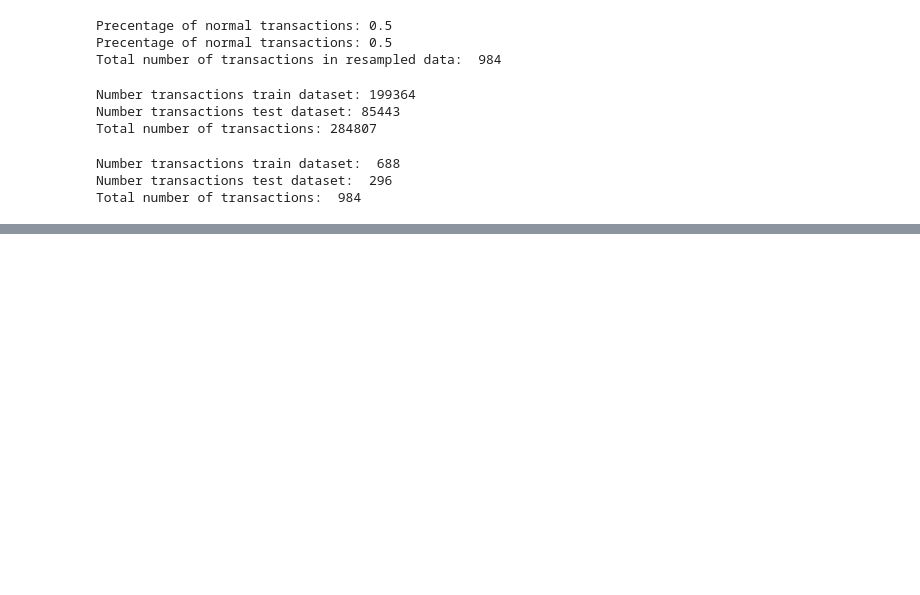
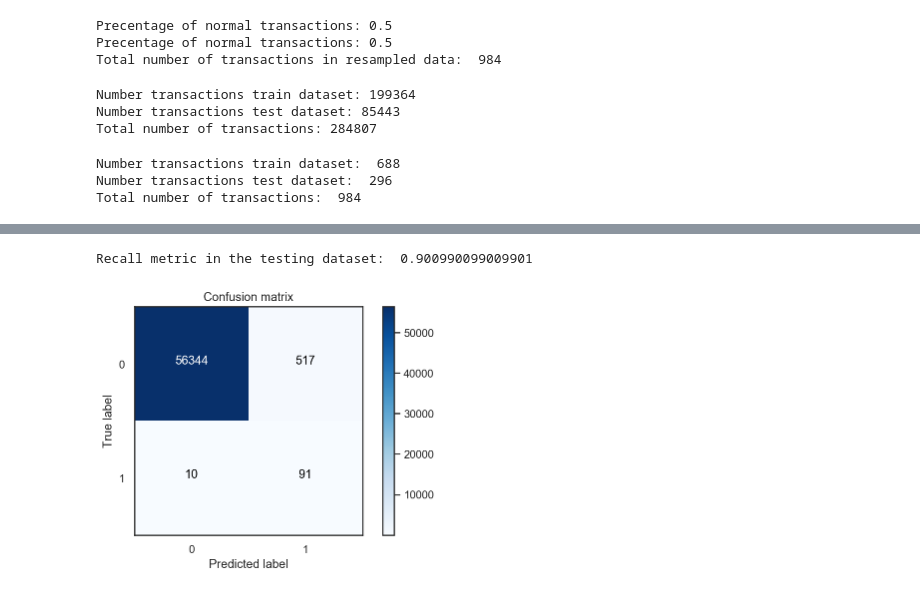
Before and after one commit to joeybaba/mywork, a Jupyter notebook: regressionalgorithm/creditcard_.ipynb, the cells around one changed output, grey strips where cells are left out. Drawn from its saved outputs; the diff is of its cells as text; code cells hidden in the pictures; blank space fills up the shorter version.

```diff
--- a/regressionalgorithm/creditcard_.ipynb
+++ b/regressionalgorithm/creditcard_.ipynb
@@ -234,0 +378,16 @@ KFold(n_splits=199364, random_state=None, shuffle=False)
+# %%
+credit_cards = pd.read_csv(filepath)
+columns = credit_cards.columns
+# The labels are in the last column ('Class'). Simply remove it to obtain features columns
+features_columns = columns.delete(len(columns)-1)
+
+features = credit_cards[features_columns]
+labels = credit_cards['Class']
+# %%
+features_train, features_test, labels_train, labels_test = train_test_split(features,
+                                                                            labels,
+                                                                            test_size=0.2,
+                                                                            random_state=0)
+# %%
+oversampler = SMOTE(random_state=0)
+os_features, os_labels = oversampler.fit_sample(features_train, labels_train)
@@ -234,0 +398,4 @@ KFold(n_splits=199364, random_state=None, shuffle=False)
+# %%
+os_features = pd.DataFrame(os_features)
+os_labels = pd.DataFrame(os_labels)
+best_c = printing_KFold_score(os_features, os_labels)
@@ -234,0 +437,17 @@ KFold(n_splits=199364, random_state=None, shuffle=False)
+# %%
+lr = LogisticRegression(C = best_c, penalty = 'l1',solver='liblinear')
+lr.fit(os_features,os_labels.values.ravel())
+y_pred = lr.predict(features_test.values)
+
+cnf_matrix = confusion_matrix(labels_test,y_pred)
+np.set_printoptions(precision=2)
+print("Recall metric in the testing dataset: ", cnf_matrix[1,1]/(cnf_matrix[1,0]+cnf_matrix[1,1]))
+
+class_names = [0,1]
+plt.figure()
+plot_confusion_matrix(cnf_matrix
+                      , classes=class_names
+                      , title='Confusion matrix')
+# %% [output]
+Recall metric in the testing dataset:  0.900990099009901
+[figure, added]
```
Also changed, not shown: parts of 15 cells of this notebook, 1 other file.
